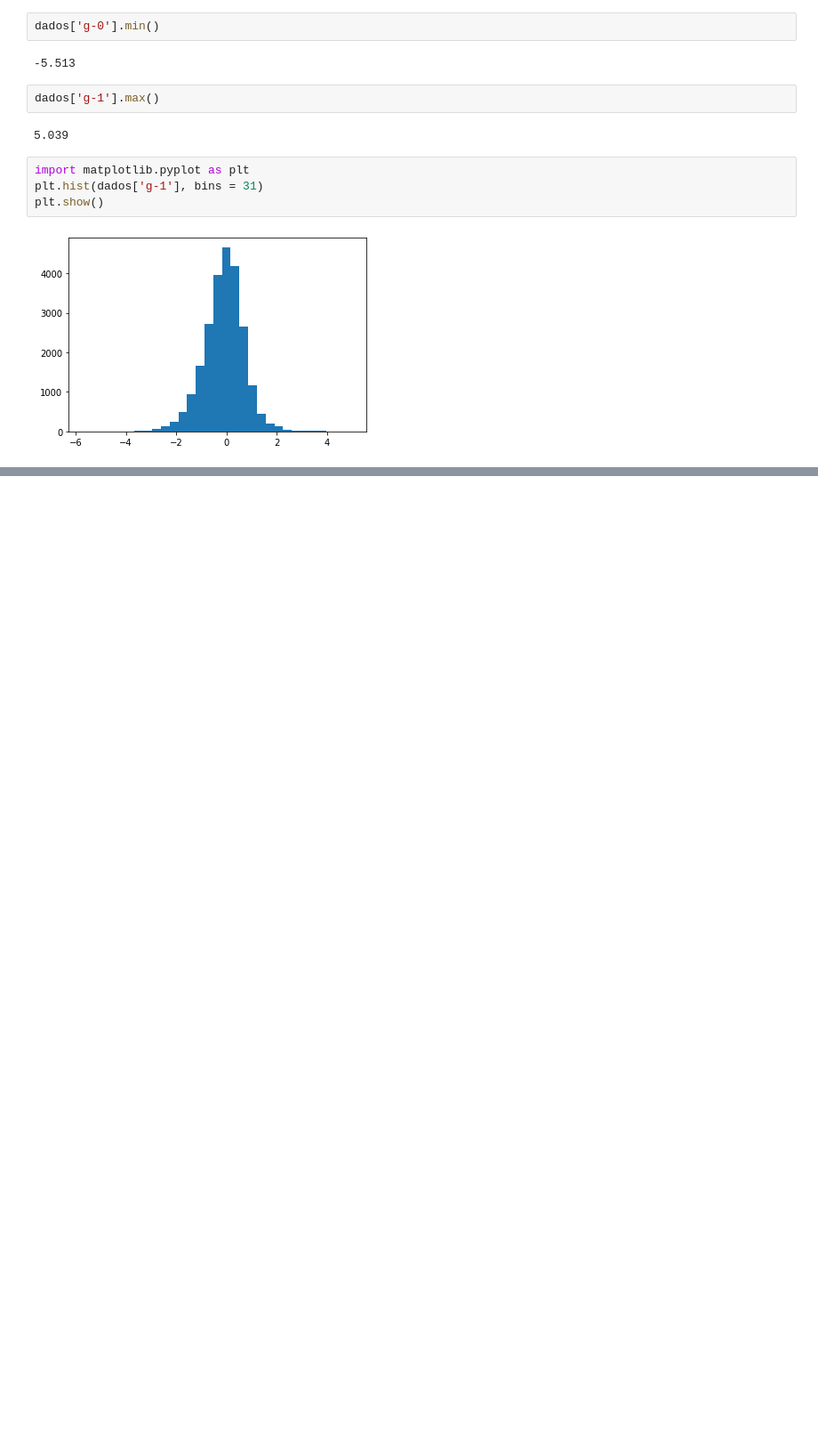
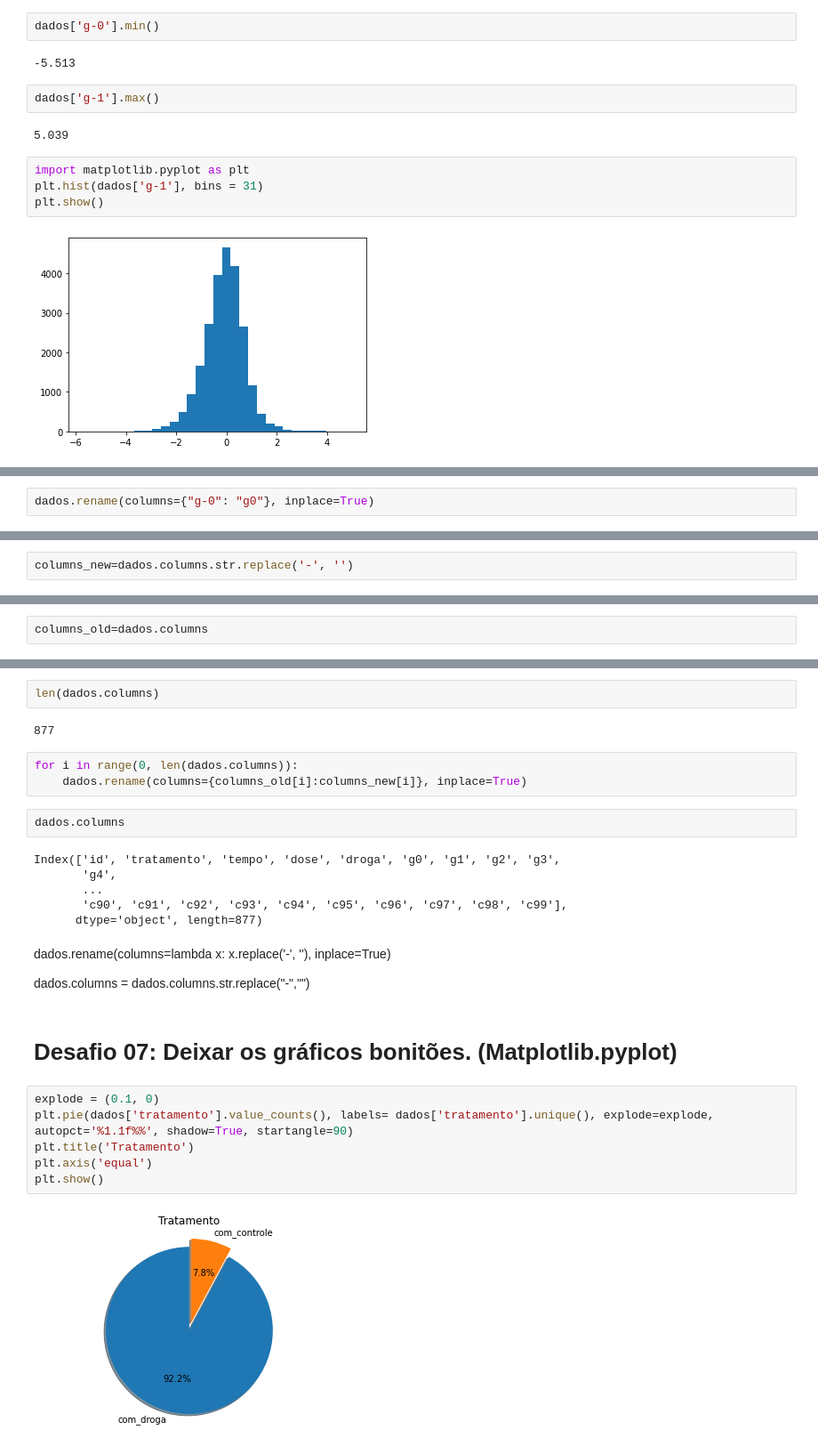
Before and after one commit to juliowatanabe/Alura.Aula1, a Jupyter notebook: Aula1.ipynb, the cells around one changed output, grey strips where cells are left out. Shown: that part at 89% size. Drawn from its saved outputs; the diff is of its cells as text; blank space fills up the shorter version.

```diff
--- a/Aula1.ipynb
+++ b/Aula1.ipynb
@@ -164,0 +291,2 @@ plt.show()
+# %%
+dados.rename(columns={"g-0": "g0"}, inplace=True)
@@ -164,0 +303,2 @@ plt.show()
+# %%
+columns_new=dados.columns.str.replace('-', '')
@@ -164,0 +317,2 @@ plt.show()
+# %%
+columns_old=dados.columns
@@ -164,0 +323,29 @@ plt.show()
+# %%
+len(dados.columns)
+# %% [output]
+877
+# %%
+for i in range(0, len(dados.columns)):
+    dados.rename(columns={columns_old[i]:columns_new[i]}, inplace=True)
+# %%
+dados.columns
+# %% [output]
+Index(['id', 'tratamento', 'tempo', 'dose', 'droga', 'g0', 'g1', 'g2', 'g3',
+       'g4',
+       ...
+       'c90', 'c91', 'c92', 'c93', 'c94', 'c95', 'c96', 'c97', 'c98', 'c99'],
+      dtype='object', length=877)
+# %% [markdown]
+dados.rename(columns=lambda x: x.replace('-', ''), inplace=True)
+
+dados.columns = dados.columns.str.replace("-","")
+# %% [markdown]
+# Desafio 07: Deixar os gráficos bonitões. (Matplotlib.pyplot)
+# %%
+explode = (0.1, 0)
+plt.pie(dados['tratamento'].value_counts(), labels= dados['tratamento'].unique(), explode=explode, autopct='%1.1f%%', shadow=True, startangle=90)
+plt.title('Tratamento')
+plt.axis('equal')
+plt.show()
+# %% [output]
+[figure, added]
```
Also changed, not shown: parts of 22 cells of this notebook.
